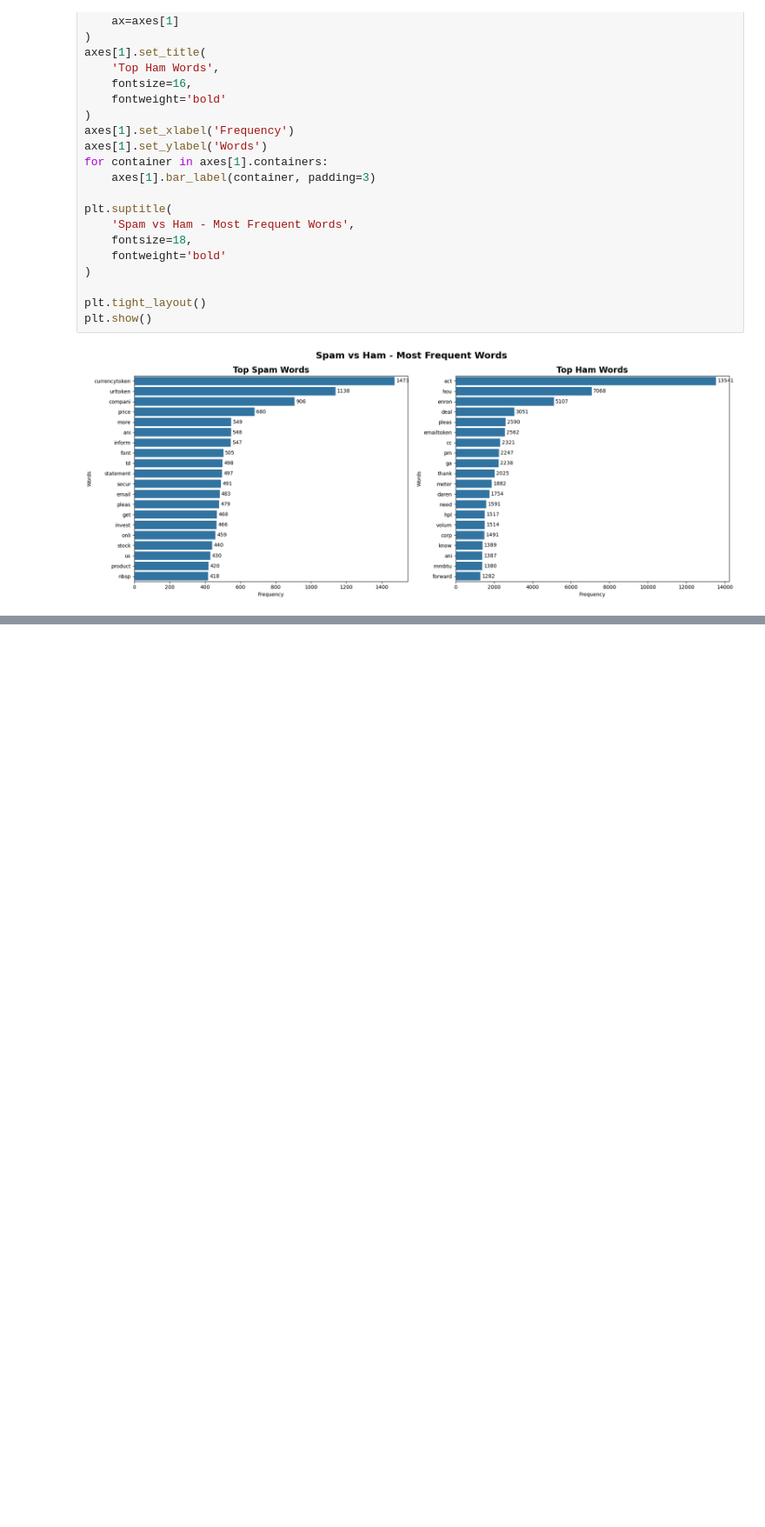
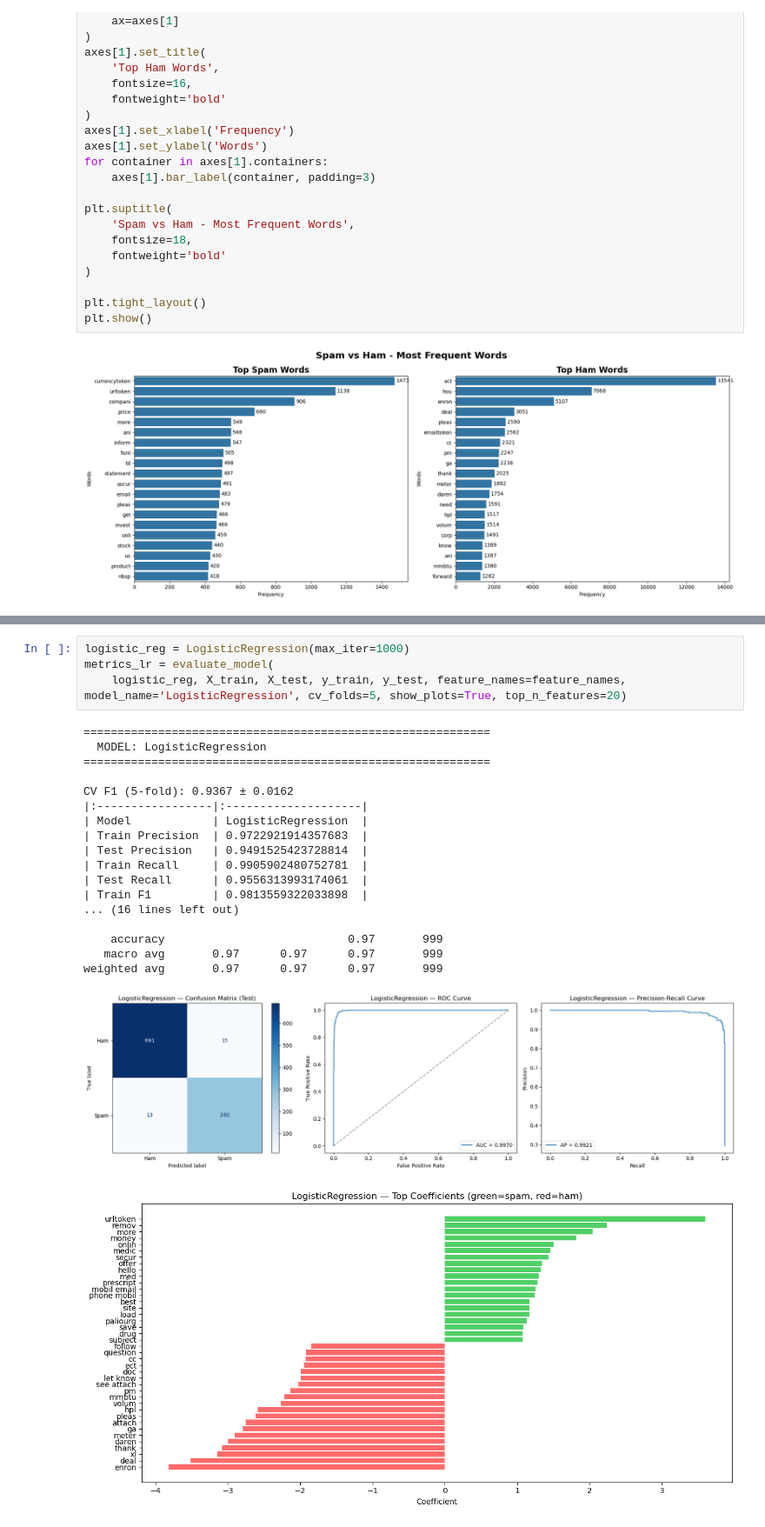
Before and after one commit to SagarBhadra01/ML_Models, a Jupyter notebook: EmailSpamDetector_MLmodel/EmailSpamDetectModel.ipynb, the cells around one changed output, grey strips where cells are left out. Shown at 87% size. Saved outputs shown, nothing was run; the diff lists cells and outputs as text; blank space fills up the shorter version.

```diff
--- a/EmailSpamDetector_MLmodel/EmailSpamDetectModel.ipynb
+++ b/EmailSpamDetector_MLmodel/EmailSpamDetectModel.ipynb
@@ -673,0 +836,24 @@ Test  class distribution:
+# %%
+logistic_reg = LogisticRegression(max_iter=1000)
+metrics_lr = evaluate_model(
+    logistic_reg, X_train, X_test, y_train, y_test, feature_names=feature_names, model_name='LogisticRegression', cv_folds=5, show_plots=True, top_n_features=20)
+# %% [output]
+============================================================
+  MODEL: LogisticRegression
+============================================================
+
+CV F1 (5-fold): 0.9367 ± 0.0162
+|:-----------------|:--------------------|
+| Model            | LogisticRegression  |
+| Train Precision  | 0.9722921914357683  |
+| Test Precision   | 0.9491525423728814  |
+| Train Recall     | 0.9905902480752781  |
+| Test Recall      | 0.9556313993174061  |
+| Train F1         | 0.9813559322033898  |
+... (16 lines left out)
+
+    accuracy                           0.97       999
+   macro avg       0.97      0.97      0.97       999
+weighted avg       0.97      0.97      0.97       999
+[figure, added]
+[figure, added]
```
Also changed, not shown: parts of 22 cells of this notebook.
